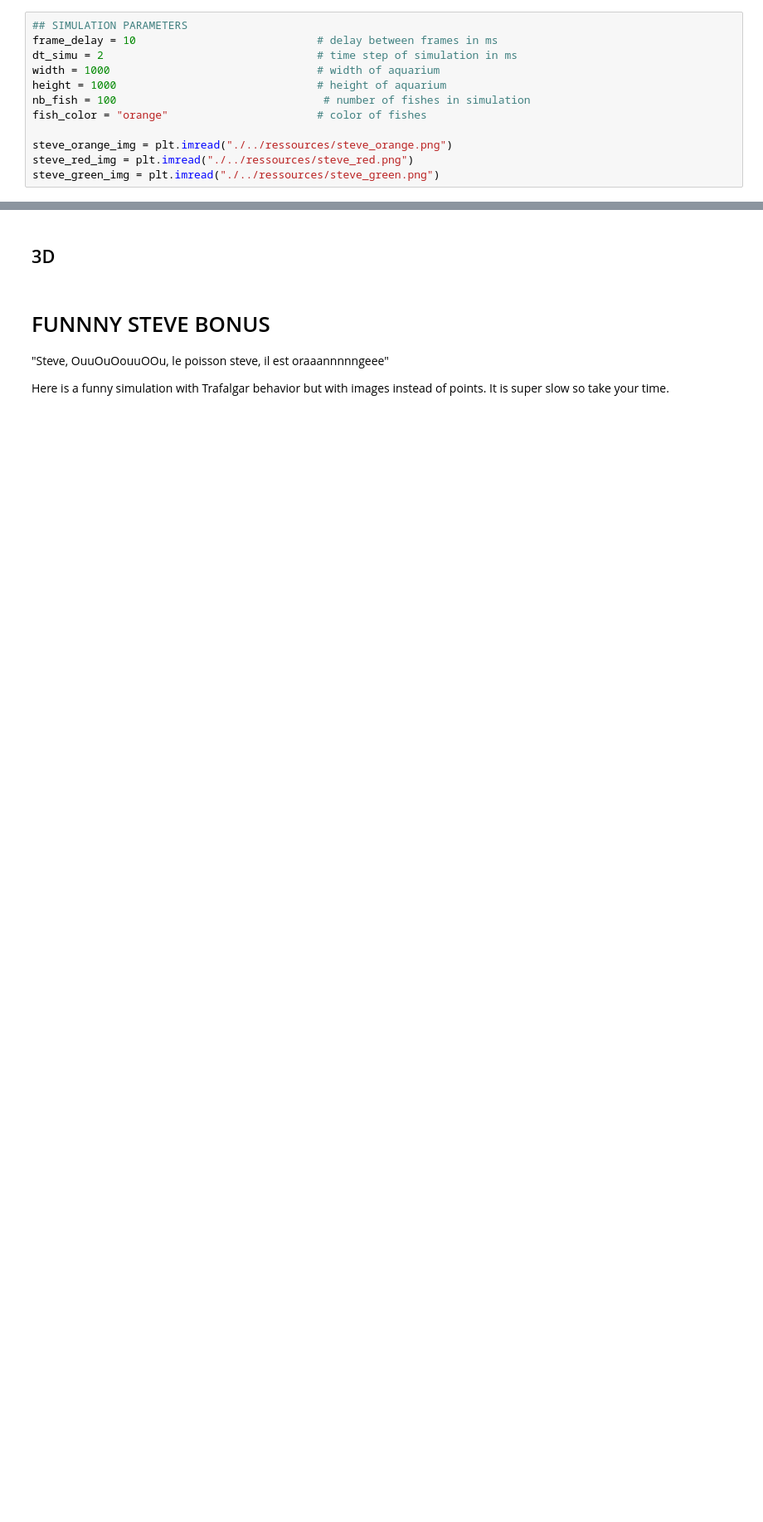
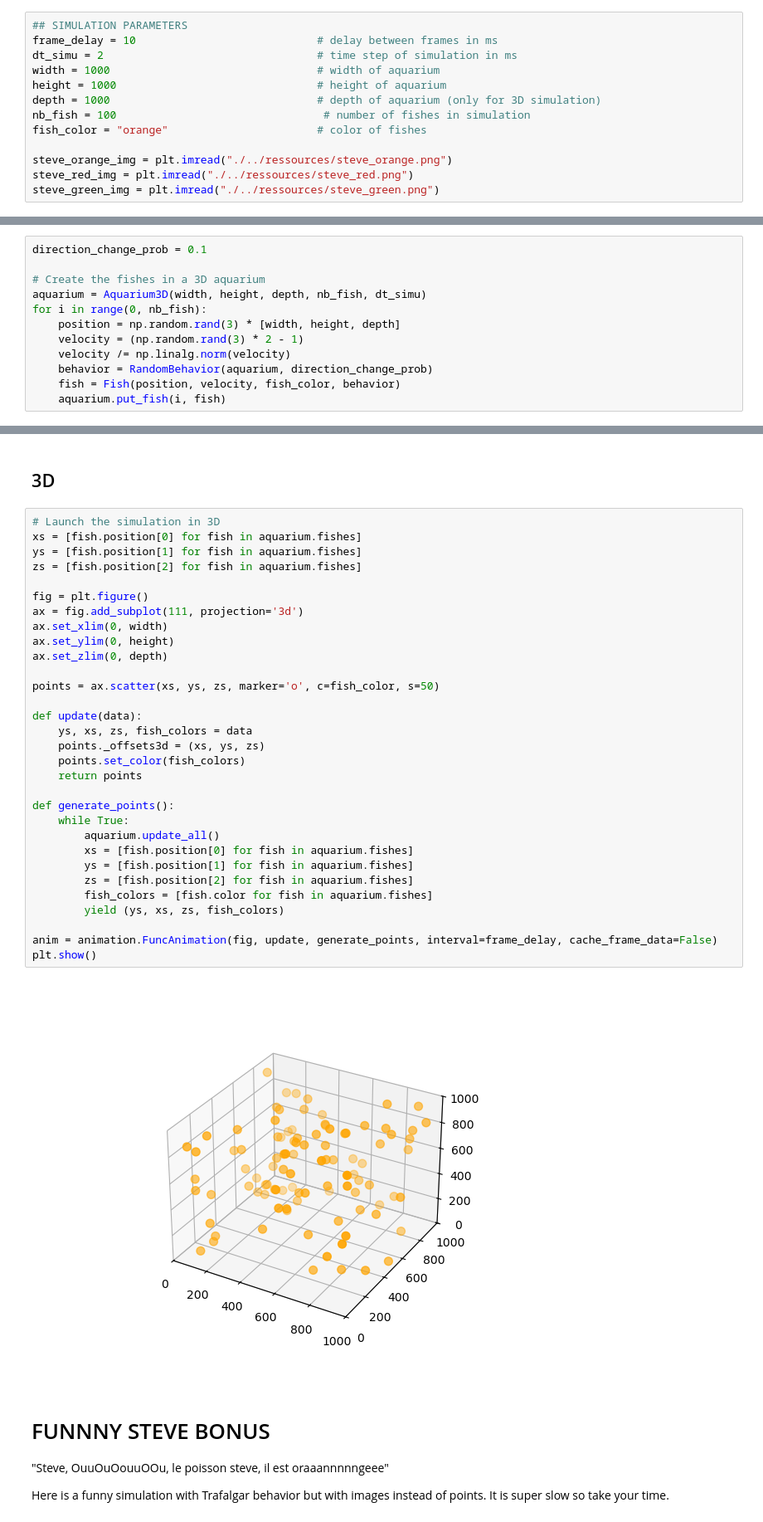
Before and after one commit to cyrianR/fishoal, a Jupyter notebook: src/simulations.ipynb, the cells around one changed output, grey strips where cells are left out. Shown: that part at 83% size. Saved outputs shown, nothing was run; the diff lists cells and outputs as text; blank space fills up the shorter version.

```diff
--- a/src/simulations.ipynb
+++ b/src/simulations.ipynb
@@ -20,6 +21,7 @@ frame_delay = 10                            # delay between frames in ms
 dt_simu = 2                                 # time step of simulation in ms
 width = 1000                                # width of aquarium
 height = 1000                               # height of aquarium
+depth = 1000                                # depth of aquarium (only for 3D simulation)
 nb_fish = 100                                # number of fishes in simulation
 fish_color = "orange"                       # color of fishes
 
@@ -75,3 +109,15 @@ for i in range(0, nb_fish):
+# %%
+direction_change_prob = 0.1
+
+# Create the fishes in a 3D aquarium
+aquarium = Aquarium3D(width, height, depth, nb_fish, dt_simu)
+for i in range(0, nb_fish):
+    position = np.random.rand(3) * [width, height, depth]
+    velocity = (np.random.rand(3) * 2 - 1)
+    velocity /= np.linalg.norm(velocity)
+    behavior = RandomBehavior(aquarium, direction_change_prob)
+    fish = Fish(position, velocity, fish_color, behavior)
+    aquarium.put_fish(i, fish)
 # %% [markdown]
 # PART II : Behavior propagation : Trafalgar effect
 
@@ -113,6 +159,39 @@ plt.show()
 [figure]
 # %% [markdown]
 ## 3D
+# %%
+# Launch the simulation in 3D
+xs = [fish.position[0] for fish in aquarium.fishes]
+ys = [fish.position[1] for fish in aquarium.fishes]
+zs = [fish.position[2] for fish in aquarium.fishes]
+
+fig = plt.figure()
+ax = fig.add_subplot(111, projection='3d')
+ax.set_xlim(0, width)
+ax.set_ylim(0, height)
+ax.set_zlim(0, depth)
+
+points = ax.scatter(xs, ys, zs, marker='o', c=fish_color, s=50)
+
+def update(data):
+    ys, xs, zs, fish_colors = data
+    points._offsets3d = (xs, ys, zs)
+    points.set_color(fish_colors)
+    return points
+
+def generate_points():
+    while True:
+        aquarium.update_all()
+        xs = [fish.position[0] for fish in aquarium.fishes]
+        ys = [fish.position[1] for fish in aquarium.fishes]
+        zs = [fish.position[2] for fish in aquarium.fishes]
+        fish_colors = [fish.color for fish in aquarium.fishes]
+        yield (ys, xs, zs, fish_colors)
+
+anim = animation.FuncAnimation(fig, update, generate_points, interval=frame_delay, cache_frame_data=False)
+plt.show()
+# %% [output]
+[figure, added]
 # %% [markdown]
 # FUNNNY STEVE BONUS
 
```
Also changed, not shown: parts of 9 cells of this notebook, 3 other files.
